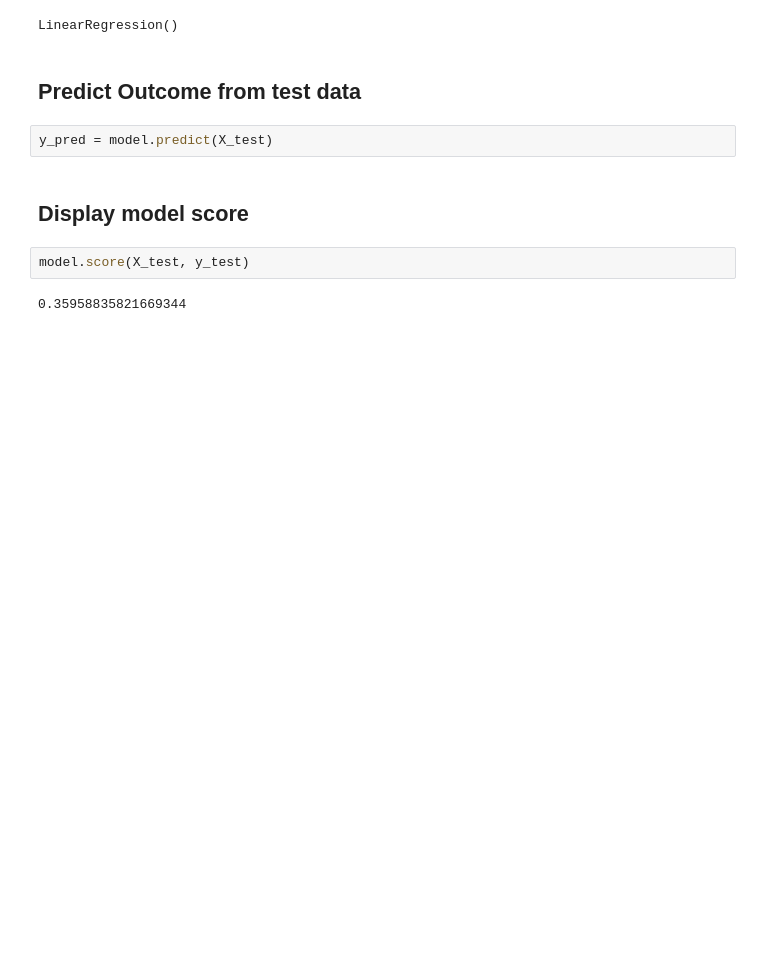
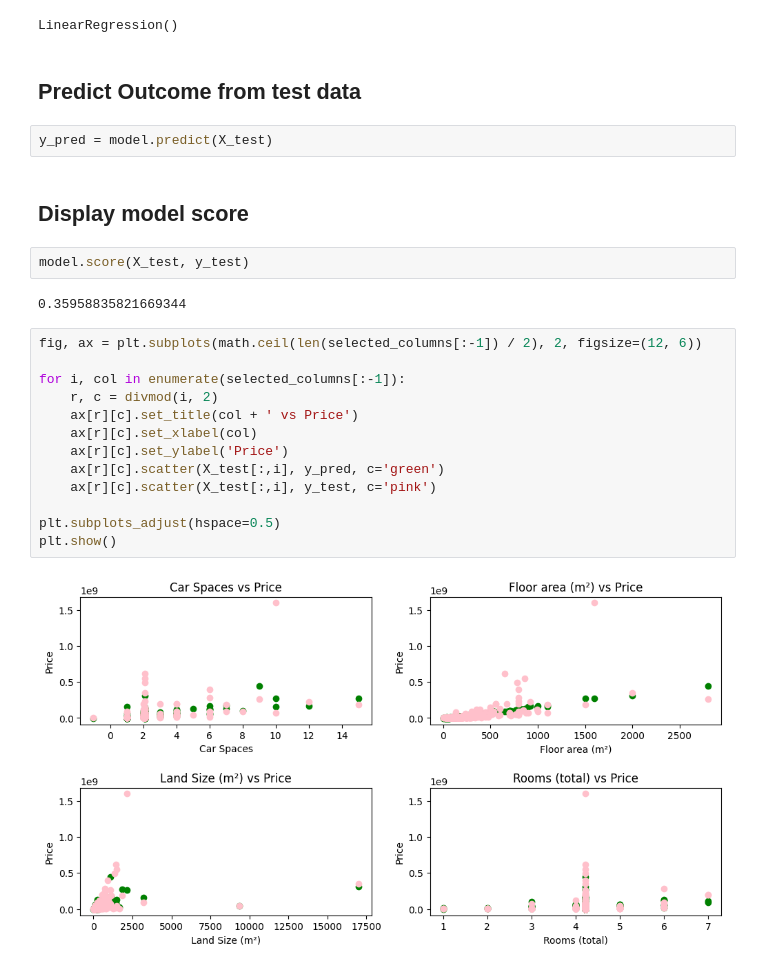
Before and after one commit to elderfieldzeus/ph-house-price-prediction, a Jupyter notebook: notebook.ipynb, the cells around one changed output. Saved outputs shown, nothing was run; the diff lists cells and outputs as text; blank space fills up the shorter version.

Commit message:
feat: added visualization

```diff
--- a/notebook.ipynb
+++ b/notebook.ipynb
@@ -155,3 +156,18 @@ y_pred = model.predict(X_test)
 model.score(X_test, y_test)
 # %% [output]
 0.35958835821669344
+# %%
+fig, ax = plt.subplots(math.ceil(len(selected_columns[:-1]) / 2), 2, figsize=(12, 6))
+
+for i, col in enumerate(selected_columns[:-1]):
+    r, c = divmod(i, 2)
+    ax[r][c].set_title(col + ' vs Price')
+    ax[r][c].set_xlabel(col)
+    ax[r][c].set_ylabel('Price')
+    ax[r][c].scatter(X_test[:,i], y_pred, c='green')
+    ax[r][c].scatter(X_test[:,i], y_test, c='pink')
+
+plt.subplots_adjust(hspace=0.5)
+plt.show()
+# %% [output]
+[figure, added]
```
Also changed, not shown: parts of 1 cell of this notebook.
